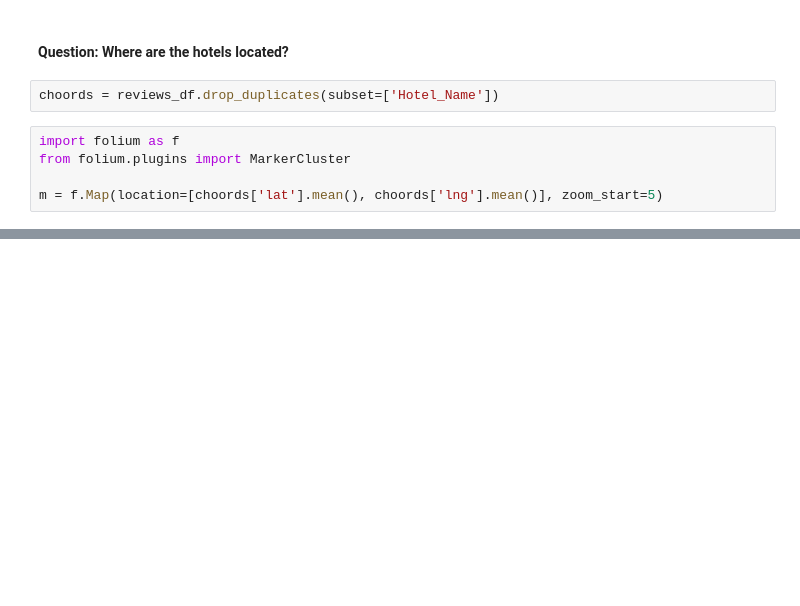
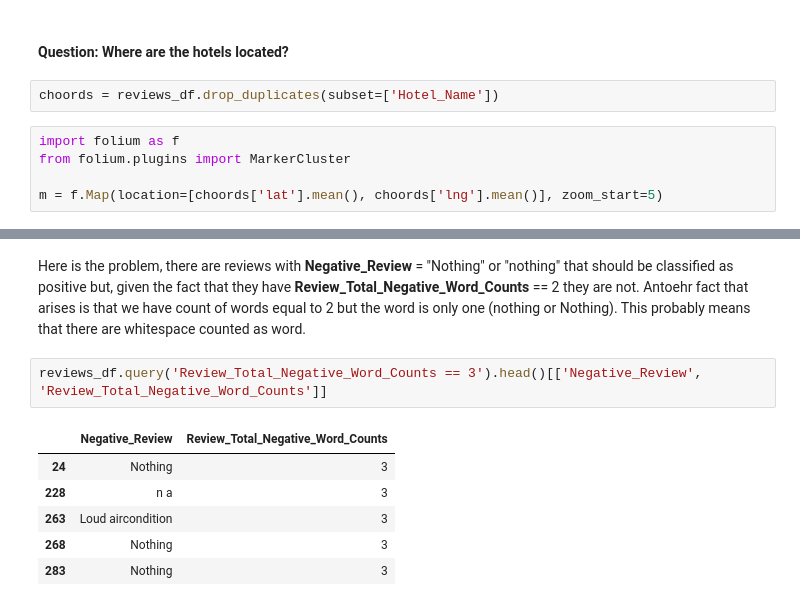
Before and after one commit to LuigiCerone/Hotel-Reviews-Data-Analysis, a Jupyter notebook: Hotel_Reviews_Copia_Lavoro_Giggi.ipynb, the cells around one changed output, grey strips where cells are left out. Drawn from its saved outputs; the diff is of its cells as text; blank space fills up the shorter version.

```diff
--- a/Hotel_Reviews_Copia_Lavoro_Giggi.ipynb
+++ b/Hotel_Reviews_Copia_Lavoro_Giggi.ipynb
@@ -542,0 +596,11 @@ m
+# %% [markdown]
+Here is the problem, there are reviews with **Negative_Review** = "Nothing" or "nothing" that should be classified as positive but, given the fact that they have **Review_Total_Negative_Word_Counts** == 2 they are not. Antoehr fact that arises is that we have count of words equal to 2 but the word is only one (nothing or Nothing). This probably means that there are whitespace counted as word.
+# %%
+reviews_df.query('Review_Total_Negative_Word_Counts == 3').head()[['Negative_Review', 'Review_Total_Negative_Word_Counts']]
+# %% [output]
+|  | Negative_Review | Review_Total_Negative_Word_Counts |
+| 24 | Nothing | 3 |
+| 228 | n a | 3 |
+| 263 | Loud aircondition | 3 |
+| 268 | Nothing | 3 |
+| 283 | Nothing | 3 |
```
Also changed, not shown: parts of 21 cells of this notebook.
